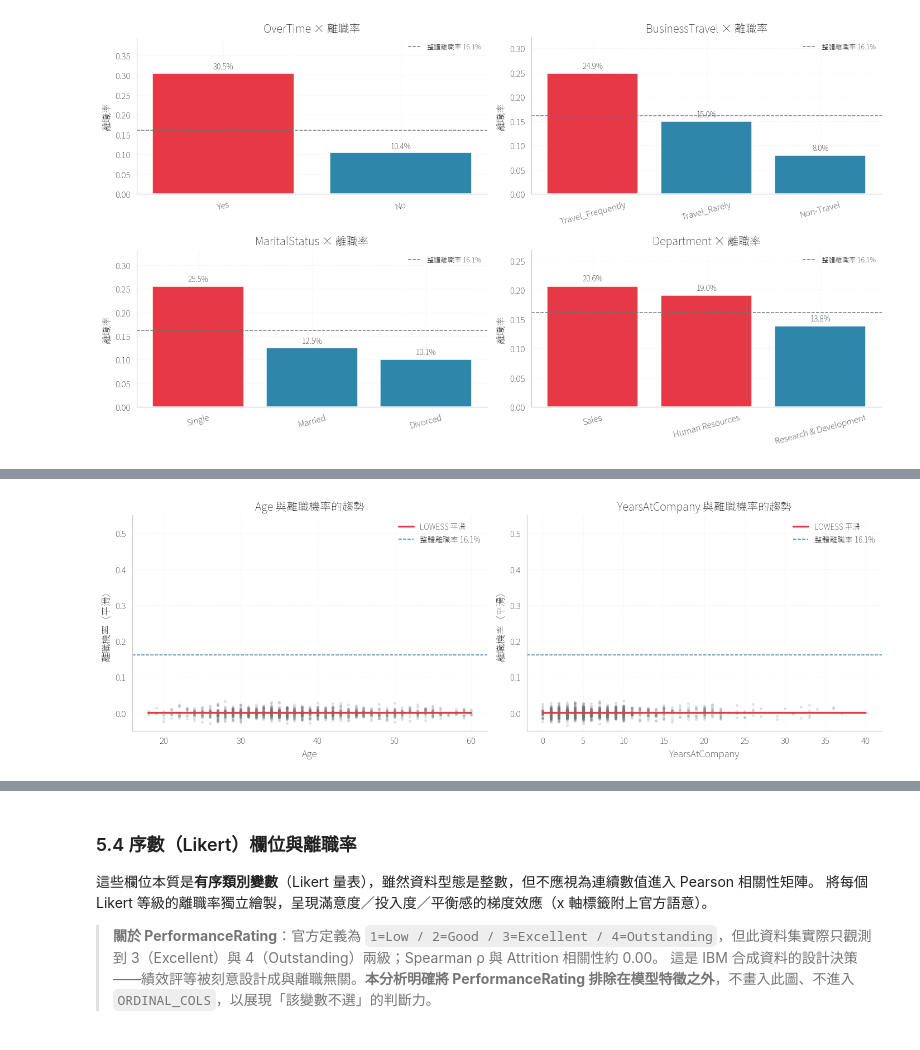
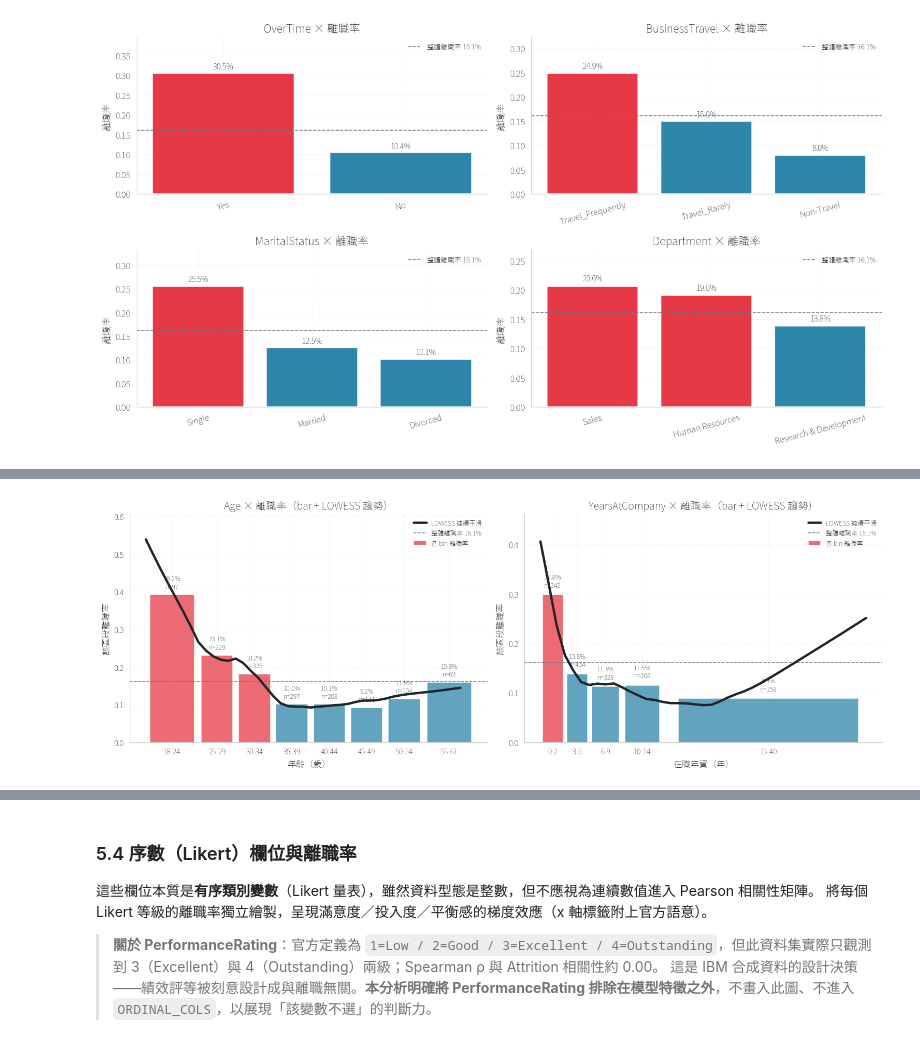
Before and after one commit to oldyi317/HR-Analysis, a Jupyter notebook: employee_attrition_analysis.ipynb, the cells around one changed output, grey strips where cells are left out. Drawn from its saved outputs; the diff is of its cells as text; code cells hidden in the pictures.

```diff
--- a/employee_attrition_analysis.ipynb
+++ b/employee_attrition_analysis.ipynb
@@ -480,19 +486,72 @@ plt.tight_layout(); plt.show()
 # %%
 lowess = sm.nonparametric.lowess
 
-fig, axes = plt.subplots(1, 2, figsize=(13, 4.5))
-for ax, col in zip(axes, ["Age", "YearsAtCompany"]):
-    smoothed = lowess(df["AttritionFlag"], df[col], frac=0.35, return_sorted=True)
-    # 散點（抖動顯示）
-    jitter = np.random.normal(0, 0.01, size=len(df))
-    ax.scatter(df[col], df["AttritionFlag"] + jitter, s=6, alpha=0.15, color=THEME["neutral"])
-    ax.plot(smoothed[:, 0], smoothed[:, 1], color=THEME["risk"], linewidth=2.2, label="LOWESS 平滑")
-    ax.axhline(overall_attr_rate, linestyle="--", color=THEME["primary"], linewidth=1,
-               label=f"整體離職率 {pct(overall_attr_rate)}")
-    ax.set_title(f"{col} 與離職機率的趨勢")
-    ax.set_xlabel(col); ax.set_ylabel("離職機率（平滑）")
-    ax.set_ylim(-0.05, 0.55)
-    ax.legend(loc="upper right", fontsize=9)
+
+def _binned_bar_lowess(ax, col: str, bins, xlabel: str, min_n: int = 10) -> None:
+    """bin 切割呈現離職率 bar，再疊上 LOWESS 連續趨勢線。n<min_n 的 bin 以淡色標示並提醒樣本不足。"""
+    bucket = pd.cut(df[col], bins=bins, right=False, include_lowest=True)
+    grouped = df.groupby(bucket, observed=True)["AttritionFlag"].agg(["mean", "size"])
+    centers = [(b.left + b.right) / 2 for b in grouped.index]
+    labels = [f"{int(b.left)}-{int(b.right-1)}" for b in grouped.index]
+    rates = grouped["mean"].values
+    counts = grouped["size"].values
+
+    # 顏色：樣本不足→淡灰；高於整體→紅；低於→藍
+    def _color(rate, n):
+        if n < min_n:
+            return "#C9D1D9"  # 淡灰
+        return THEME["risk"] if rate > overall_attr_rate else THEME["primary"]
+
+    colors = [_color(r, n) for r, n in zip(rates, counts)]
+    widths = [(bins[i+1] - bins[i]) * 0.85 for i in range(len(bins)-1)]
+
+    ax.bar(centers, rates, width=widths, color=colors, edgecolor="white",
+           linewidth=1.2, alpha=0.75, label="各 bin 離職率")
+
+    # LOWESS 疊加（深色加粗，放在 bar 上方層級）
+    # it=0 關掉 robust iterations — 對二元 y 至關重要
+    # （預設 it=3 會把「離職=1」當 outlier 壓到 0）
+    smoothed = lowess(df["AttritionFlag"], df[col], frac=0.35, it=0, return_sorted=True)
+    ax.plot(smoothed[:, 0], smoothed[:, 1], color=THEME["text_dark"],
+            linewidth=3.0, label="LOWESS 連續平滑", zorder=10)
+
+    ax.axhline(overall_attr_rate, linestyle="--", color=THEME["neutral"],
+               linewidth=1, label=f"整體離職率 {pct(overall_attr_rate)}", zorder=1)
+
+    # bar 標註
+    for x, r, n in zip(centers, rates, counts):
+        note = " (n<10)" if n < min_n else ""
+        ax.text(x, r + 0.012, f"{pct(r)}\nn={n}{note}",
+                ha="center", va="bottom", fontsize=8,
+                color=(THEME["text_light"] if n < min_n else THEME["text_dark"]))
+
+    ax.set_xticks(centers)
+    ax.set_xticklabels(labels, fontsize=9)
+    ax.set_xlabel(xlabel)
+    ax.set_ylabel("該區段離職率")
+    # y 上限以「有效樣本 bin」為準，避免小樣本 outlier 拉升
+    valid_rates = [r for r, n in zip(rates, counts) if n >= min_n]
+    y_max = (max(valid_rates) if valid_rates else rates.max()) * 1.55
+    ax.set_ylim(0, y_max)
+    ax.set_title(f"{col} × 離職率（bar + LOWESS 趨勢）", weight="bold")
+    ax.legend(loc="upper right", fontsize=8)
+
+
+fig, axes = plt.subplots(1, 2, figsize=(14, 5))
+# Age：5 年 bin（首 bin 18-24 涵蓋最年輕群）
+_binned_bar_lowess(axes[0], "Age",
+                    bins=[18, 25, 30, 35, 40, 45, 50, 55, 62],
+                    xlabel="年齡（歲）")
+# YearsAtCompany：HR career stage 風格 bin（最後合併 15+ 避免小樣本極端）
+_binned_bar_lowess(axes[1], "YearsAtCompany",
+                    bins=[0, 3, 6, 10, 15, 41],
+                    xlabel="在職年資（年）")
 plt.tight_layout(); plt.show()
+
+print("\n📖 圖表解讀指南：")
+print("  • 每根 bar = 該區段員工的實際離職率，附樣本數 n")
+print("  • 紅色 bar = 高於整體平均（16.1%），藍色 = 低於平均，淡灰 = n<10 樣本不足")
+print("  • 黑色粗線 = LOWESS 連續平滑，展示趨勢（不受 bin 邊界影響）")
+print("  • HR 解讀重點：Age 18-24 與 YearsAtCompany 0-2 是最需要介入的高風險段")
 # %% [output]
-[figure, old version]
+[figure, new version]
```
Also changed, not shown: parts of 3 cells of this notebook.
